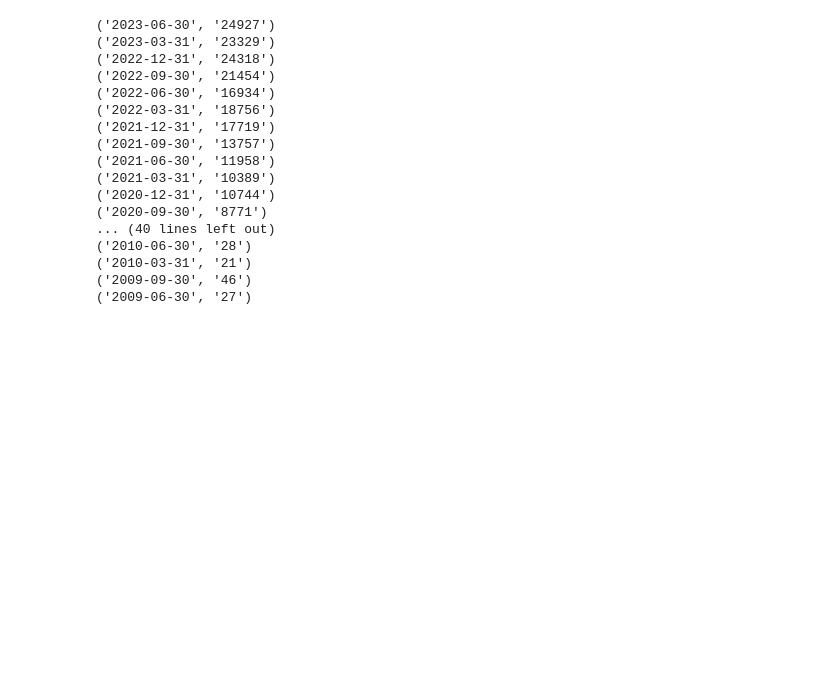
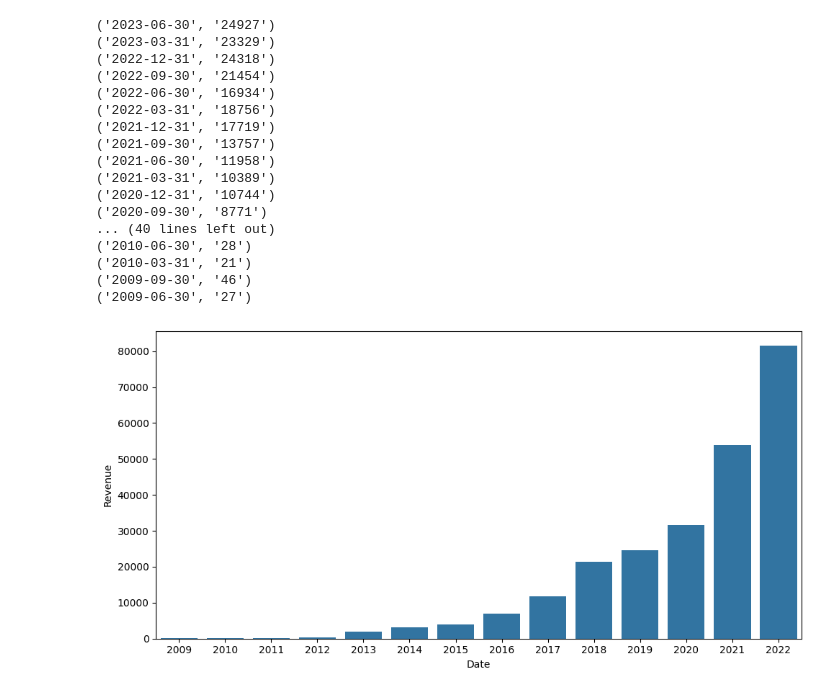
Before and after one commit to 4GeeksAcademy/web-scraping-project-tutorial-ds-2023, a Jupyter notebook: israel/src/explore.ipynb, the cells around one changed output. Drawn from its saved outputs; the diff is of its cells as text; code cells hidden in the pictures; blank space fills up the shorter version.

```diff
--- a/israel/src/explore.ipynb
+++ b/israel/src/explore.ipynb
@@ -73,3 +73,20 @@ for row in cursor.execute("SELECT * FROM revenue"):
 ('2010-03-31', '21')
 ('2009-09-30', '46')
 ('2009-06-30', '27')
+# %%
+import matplotlib.pyplot as plt
+import seaborn as sns
+
+
+fig, axis = plt.subplots(figsize = (10, 5))
+tesla_revenue["Revenue"] = tesla_revenue["Revenue"].astype('int')
+tesla_revenue["Date"] = pd.to_datetime(tesla_revenue["Date"])
+tesla_revenue_yearly = tesla_revenue.groupby(tesla_revenue["Date"].dt.year).sum().reset_index()
+
+sns.barplot(data = tesla_revenue_yearly[tesla_revenue_yearly["Date"] < 2023], x = "Date", y = "Revenue")
+
+plt.tight_layout()
+
+plt.show()
+# %% [output]
+[figure, added]
```
Also changed, not shown: parts of 2 cells of this notebook.
